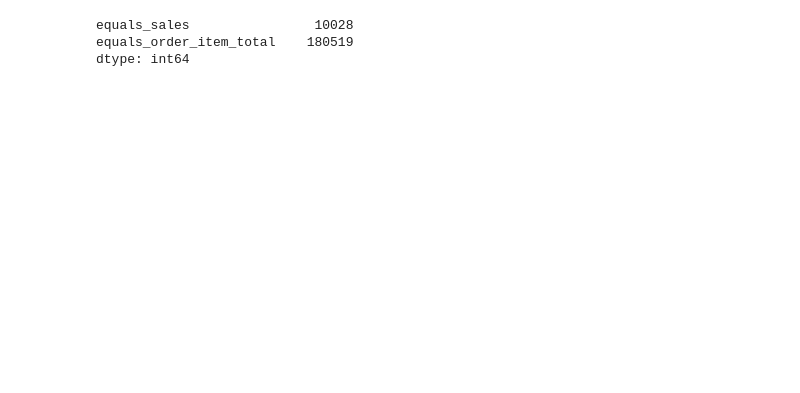
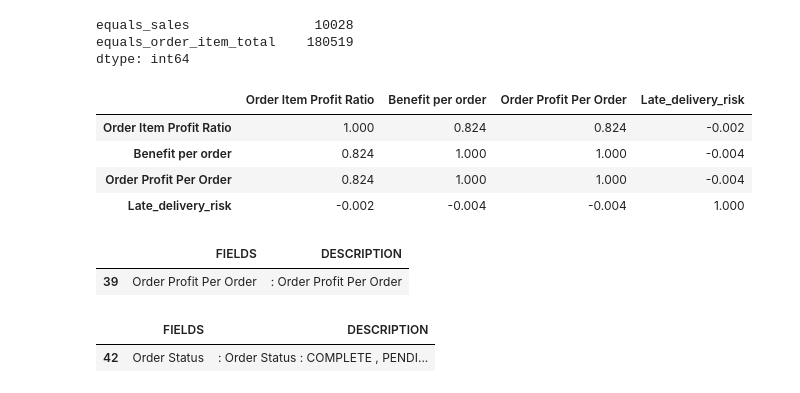
Before and after one commit to elhamrouzban/LogiGuard, a Jupyter notebook: notebooks/01_data_understanding.ipynb, the cells around one changed output. Cells and saved outputs as stored; diff of their text form; code cells hidden in the pictures; blank space fills up the shorter version.

Commit message:
docs: data.md update and in progress

```diff
--- a/notebooks/01_data_understanding.ipynb
+++ b/notebooks/01_data_understanding.ipynb
@@ -938,3 +938,43 @@ checks.sum()
 equals_sales                10028
 equals_order_item_total    180519
 dtype: int64
+# %%
+df[
+    [
+        "Order Item Profit Ratio",
+        "Benefit per order",
+        "Order Profit Per Order",
+        "Late_delivery_risk",
+    ]
+].corr(numeric_only=True).round(3)
+# %% [output]
+|  | Order Item Profit Ratio | Benefit per order | Order Profit Per Order | Late_delivery_risk |
+| Order Item Profit Ratio | 1.000 | 0.824 | 0.824 | -0.002 |
+| Benefit per order | 0.824 | 1.000 | 1.000 | -0.004 |
+| Order Profit Per Order | 0.824 | 1.000 | 1.000 | -0.004 |
+| Late_delivery_risk | -0.002 | -0.004 | -0.004 | 1.000 |
+# %%
+desc = pd.read_csv("../data/raw/DescriptionDataCoSupplyChain.csv")
+
+desc[
+    desc.iloc[:, 0].astype(str).str.contains(
+        "Order Profit Per Order",
+        case=False,
+        na=False
+    )
+]
+# %% [output]
+|  | FIELDS | DESCRIPTION |
+| 39 | Order Profit Per Order | : Order Profit Per Order |
+# %%
+desc = pd.read_csv("../data/raw/DescriptionDataCoSupplyChain.csv")
+desc[
+    desc.iloc[:, 0].astype(str).str.contains(
+        "Order Status",
+        case=False,
+        na=False
+    )
+]
+# %% [output]
+|  | FIELDS | DESCRIPTION |
+| 42 | Order Status | : Order Status : COMPLETE , PENDI... |
```
Also changed, not shown: parts of 1 cell of this notebook, 1 other file.
